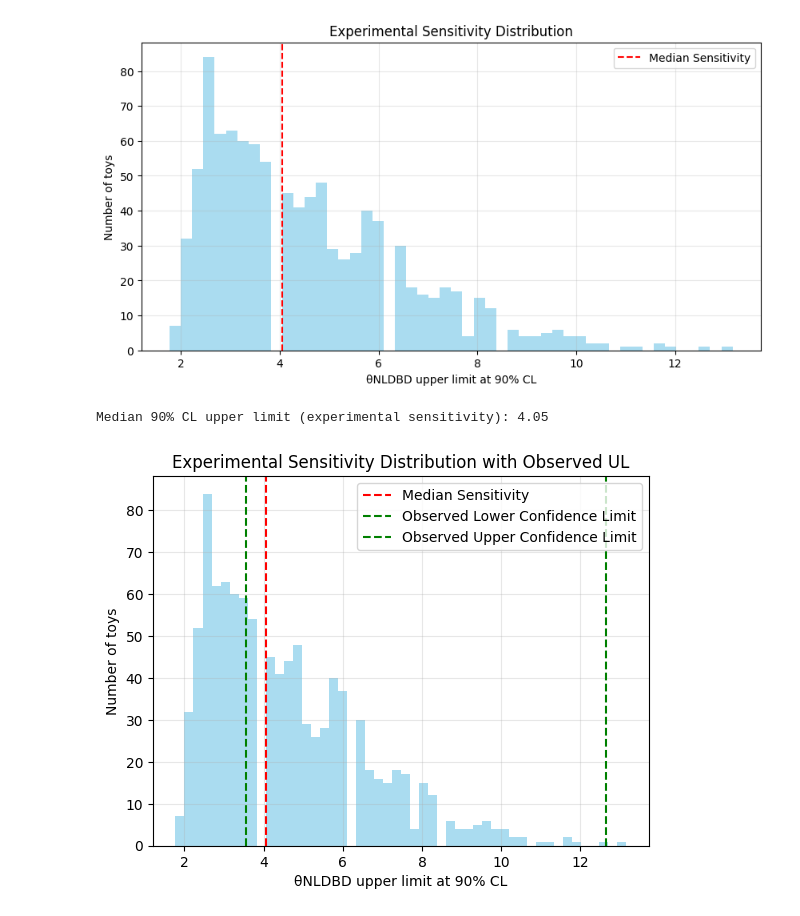
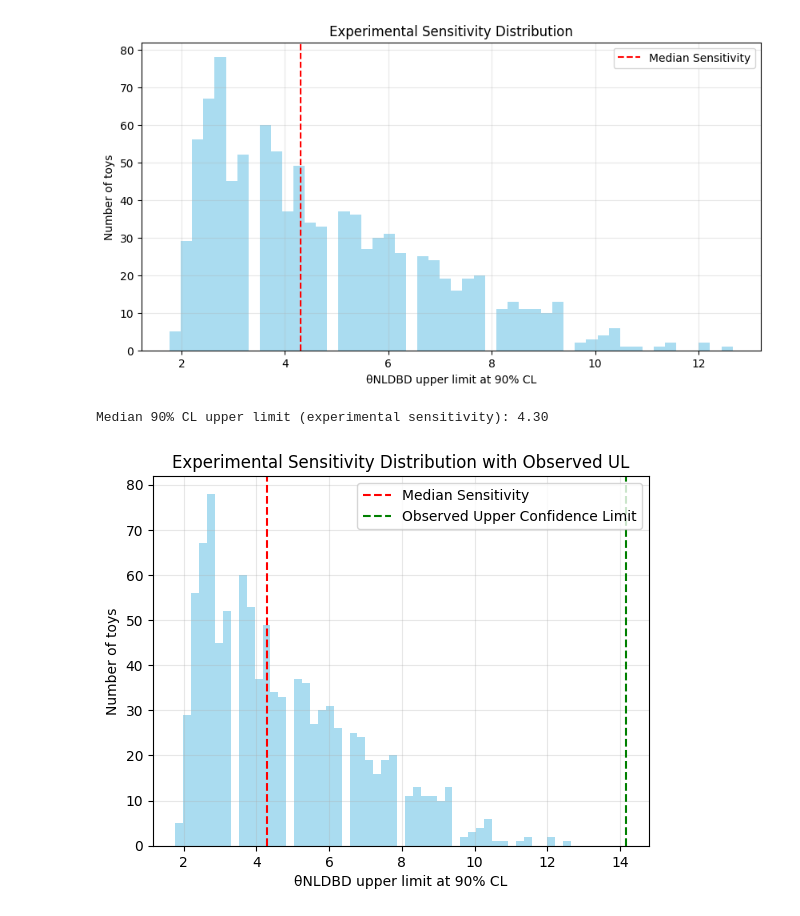
Before and after one commit to TangyKiwi/DSC-291-Final-Project, a Jupyter notebook: scripts/fit.ipynb, the cells around one changed output. Cells and saved outputs as stored; diff of their text form; code cells hidden in the pictures.

```diff
--- a/scripts/fit.ipynb
+++ b/scripts/fit.ipynb
@@ -31,8 +31,20 @@ def fit_detector_target(counts_Target, pdf_A, pdf_B, pdf_C, pdf_ovbb, bin_edges)
         model = (theta_A * pdf_A + theta_B * pdf_B + theta_C * pdf_C + theta_ovbb * pdf_ovbb)
         return np.sum((counts_Target - model)**2 / (model + 1e-6))  # avoid div0
 
+    def nll(theta_A, theta_B, theta_C, theta_ovbb):
+        mu = (theta_A * pdf_A +
+              theta_B * pdf_B +
+              theta_C * pdf_C +
+              theta_ovbb * pdf_ovbb)
+
+        # Avoid log(0)
+        mu = np.clip(mu, 1e-12, None)
+
+        # Poisson negative log-likelihood (ignoring ln(n!))
+        return 2 * np.sum(mu - counts_Target * np.log(mu))
+
     # Initial guess
-    m = Minuit(chi2, theta_A=500, theta_B=300, theta_C=100, theta_ovbb=10)
+    m = Minuit(nll, theta_A=500, theta_B=300, theta_C=100, theta_ovbb=10)
     m.errordef = 1  # chi2
     m.limits = [(0, None), (0, None), (0, None), (0, None)]
     m.migrad()
@@ -239,18 +251,18 @@ upper_limits, median_sens = compute_sensitivity(n_toys,
                                                 pdf_A, pdf_B, pdf_C, pdf_ovbb,
                                                 theta_fit)
 # %% [output]
-[figure, old version]
+[figure, new version]
-Median 90% CL upper limit (experimental sensitivity): 4.05
+Median 90% CL upper limit (experimental sensitivity): 4.30
 # %%
 plt.hist(upper_limits, bins=50, alpha=0.7, color='skyblue')
 plt.axvline(median_sens, color='red', linestyle='--', label='Median Sensitivity')
-plt.axvline(ci_low, color='green', linestyle='--', label='Observed Lower Confidence Limit')
+# plt.axvline(ci_low, color='green', linestyle='--', label='Observed Lower Confidence Limit')
 plt.axvline(ci_high, color='green', linestyle='--', label='Observed Upper Confidence Limit')
 plt.xlabel('θNLDBD upper limit at 90% CL')
 plt.ylabel('Number of toys')
 plt.title('Experimental Sensitivity Distribution with Observed UL')
 plt.legend()
 plt.grid(alpha=0.3)
 plt.show()
 # %% [output]
-[figure, old version]
+[figure, new version]
```
Also changed, not shown: parts of 2 cells of this notebook.
